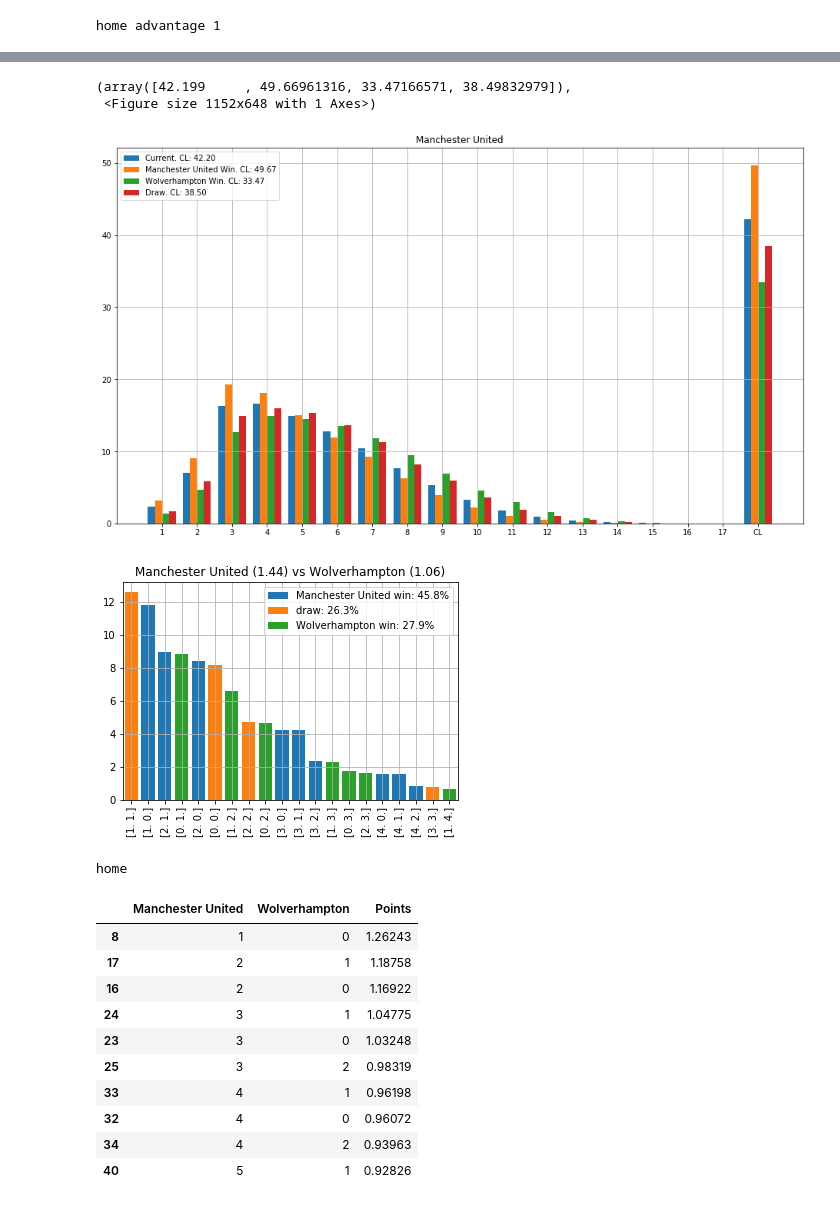
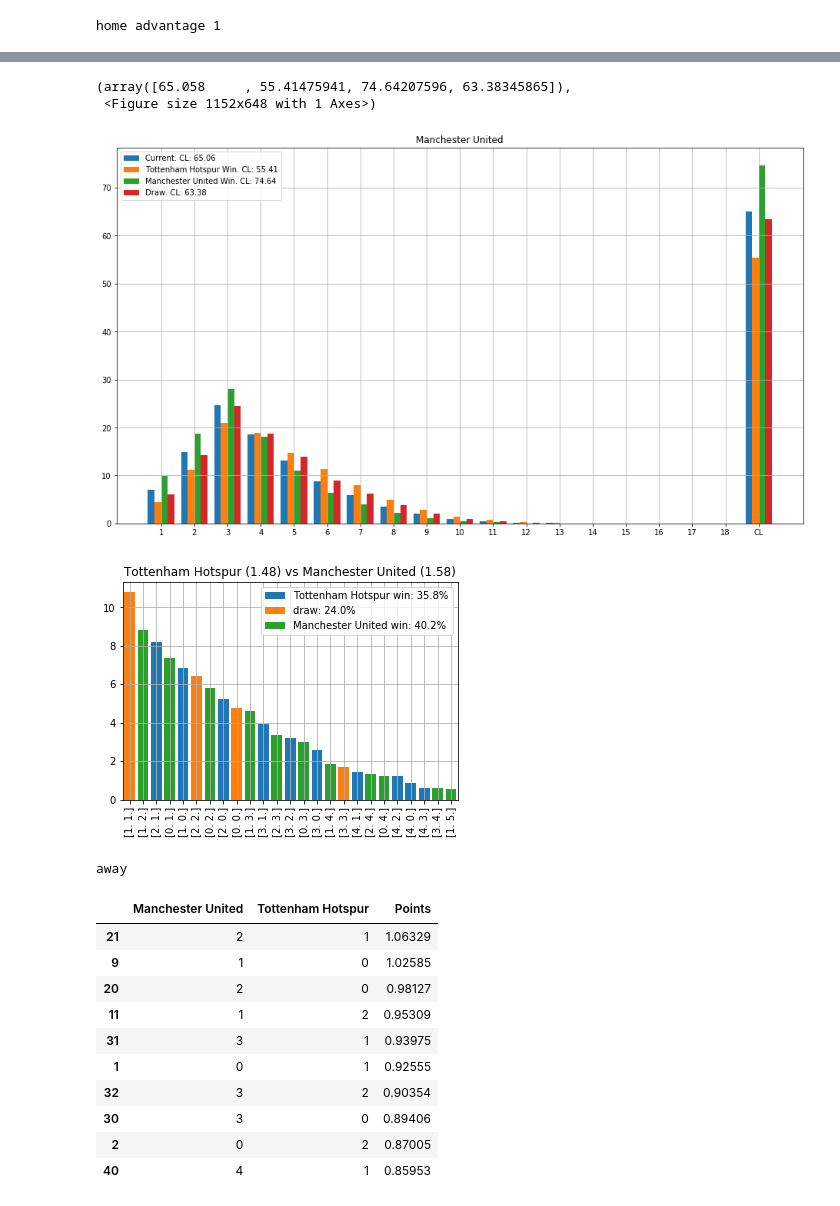
Before and after one commit to tchnvkng/football_sim, a Jupyter notebook: new_v.ipynb, the cells around one changed output, grey strips where cells are left out. Saved outputs shown, nothing was run; the diff lists cells and outputs as text; code cells hidden in the pictures.

```diff
--- a/new_v.ipynb
+++ b/new_v.ipynb
@@ -144,17 +147,17 @@ plt.xticks(np.arange(n_plot),names[:n_plot],rotation=90);
 # %%
-i=season.match_id['bpl_manchesterunited_wolverhampton_2020-12-29']
+i=season.match_id['bpl_tottenhamhotspur_manchesterunited_2021-04-10']
 match = season.matches_to_sim[i]
 mufc = season.teams['Manchester United']
 #wh = season.teams['West Ham United']
 season.what_if(match,ref_team=mufc)
 # %% [output]
-(array([42.199     , 49.66961316, 33.47166571, 38.49832979]),
+(array([65.058     , 55.41475941, 74.64207596, 63.38345865]),
  <Figure size 1152x648 with 1 Axes>)
-[figure, old version]
+[figure, new version]
 # %%
 match.home_team.outcomes_vs(match.away_team)
 # %% [output]
-[figure, old version]
+[figure, new version]
 # %%
 home_team=match.home_team
 away_team=match.away_team
@@ -206,18 +209,18 @@ df=pd.DataFrame({'Manchester United':u_res[0,:],other_team_name:u_res[1,:],'Poin
 df=df.sort_values(by='Points',ascending=False)
 df.head(10)
 # %% [output]
-home
+away
-|  | Manchester United | Wolverhampton | Points |
-| 8 | 1 | 0 | 1.26243 |
-| 17 | 2 | 1 | 1.18758 |
-| 16 | 2 | 0 | 1.16922 |
-| 24 | 3 | 1 | 1.04775 |
-| 23 | 3 | 0 | 1.03248 |
-| 25 | 3 | 2 | 0.98319 |
-| 33 | 4 | 1 | 0.96198 |
-| 32 | 4 | 0 | 0.96072 |
-| 34 | 4 | 2 | 0.93963 |
-| 40 | 5 | 1 | 0.92826 |
+|  | Manchester United | Tottenham Hotspur | Points |
+| 21 | 2 | 1 | 1.06329 |
+| 9 | 1 | 0 | 1.02585 |
+| 20 | 2 | 0 | 0.98127 |
+| 11 | 1 | 2 | 0.95309 |
+| 31 | 3 | 1 | 0.93975 |
+| 1 | 0 | 1 | 0.92555 |
+| 32 | 3 | 2 | 0.90354 |
+| 30 | 3 | 0 | 0.89406 |
+| 2 | 0 | 2 | 0.87005 |
+| 40 | 4 | 1 | 0.85953 |
 # %%
 season.matches_remaining(team_filter=['Manchester U'])
 # %% [output]
```
Also changed, not shown: parts of 13 cells of this notebook, 3 other files.
